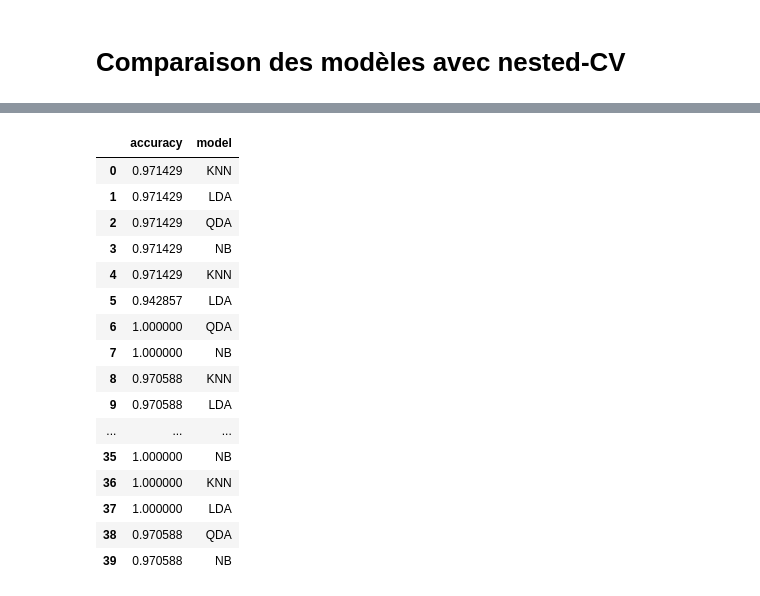
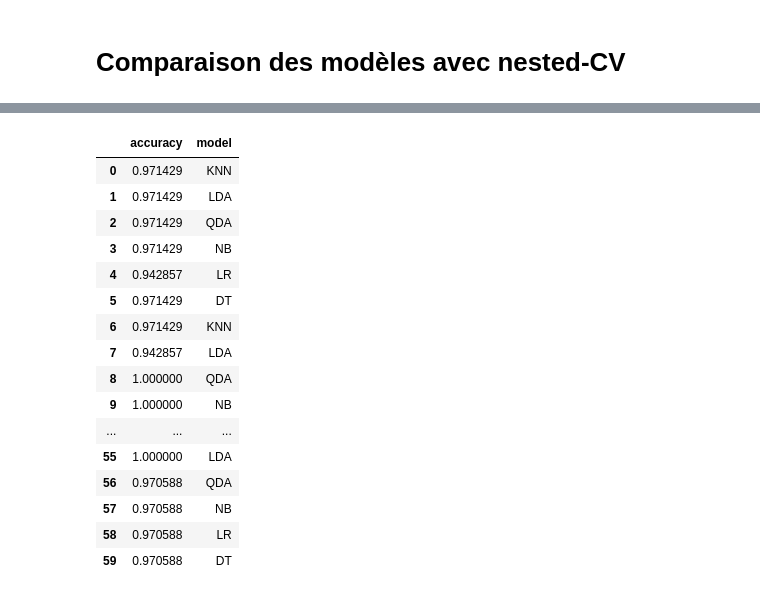
Before and after one commit to doanhat/Data-analysis-penguins, a Jupyter notebook: modeling/supervised learning/Model_comparison.ipynb, the cells around one changed output, grey strips where cells are left out. Cells and saved outputs as stored; diff of their text form; code cells hidden in the pictures.

```diff
--- a/modeling/supervised learning/Model_comparison.ipynb
+++ b/modeling/supervised learning/Model_comparison.ipynb
@@ -19,6 +23,9 @@ from sklearn.discriminant_analysis import LinearDiscriminantAnalysis
 from sklearn.discriminant_analysis import QuadraticDiscriminantAnalysis
 from sklearn.naive_bayes import GaussianNB
 from sklearn.decomposition import PCA
+from sklearn.linear_model import LogisticRegression
+from sklearn.tree import DecisionTreeClassifier
+from sklearn.ensemble import RandomForestClassifier
 
 pca = PCA(n_components=9)
 X = pca.fit_transform(data.drop(columns='species'))[:,0:2]
@@ -53,20 +60,38 @@ for idx_train, idx_test in cv_outer.split(X, y):
     # NB
     nb = GaussianNB()
     modelNB = nb.fit(X_outer_train, y_outer_train)
+
+    # LR
+    lr = LogisticRegression()
+    modelLR = lr.fit(X_outer_train, y_outer_train)
+
+    # DT
+    dt = DecisionTreeClassifier()
+    modelDT = dt.fit(X_outer_train, y_outer_train)
+
     # (1.1) Computing real accuracy
     y_pred_knn = knn_cv_model.predict(X_outer_test)
     y_pred_lda = modelLDA.predict(X_outer_test)
     y_pred_qda = modelQDA.predict(X_outer_test)
     y_pred_nb = modelNB.predict(X_outer_test)
+    y_pred_lr = modelLR.predict(X_outer_test)
+    y_pred_dt = modelDT.predict(X_outer_test)
+
+
     # accuracy
     acc_knn = accuracy_score(y_pred_knn, y_outer_test)
     acc_lda = accuracy_score(y_pred_lda, y_outer_test)
     acc_qda = accuracy_score(y_pred_qda, y_outer_test)
     acc_nb = accuracy_score(y_pred_nb, y_outer_test)
+    acc_lr = accuracy_score(y_pred_lr, y_outer_test)
+    acc_dt = accuracy_score(y_pred_dt, y_outer_test)
+
     err_cv_nested = err_cv_nested.append({"model": "KNN", "accuracy": acc_knn},ignore_index=True)
     err_cv_nested = err_cv_nested.append({"model": "LDA", "accuracy": acc_lda},ignore_index=True)
     err_cv_nested = err_cv_nested.append({"model": "QDA", "accuracy": acc_qda},ignore_index=True)
     err_cv_nested = err_cv_nested.append({"model": "NB", "accuracy": acc_nb},ignore_index=True)
+    err_cv_nested = err_cv_nested.append({"model": "LR", "accuracy": acc_lr},ignore_index=True)
+    err_cv_nested = err_cv_nested.append({"model": "DT", "accuracy": acc_dt},ignore_index=True)
 
 err_cv_nested
 # %% [output]
@@ -83,17 +98,17 @@ err_cv_nested
 |  | accuracy | model |
 | 0 | 0.971429 | KNN |
 | 1 | 0.971429 | LDA |
 | 2 | 0.971429 | QDA |
 | 3 | 0.971429 | NB |
-| 4 | 0.971429 | KNN |
-| 5 | 0.942857 | LDA |
-| 6 | 1.000000 | QDA |
-| 7 | 1.000000 | NB |
-| 8 | 0.970588 | KNN |
-| 9 | 0.970588 | LDA |
+| 4 | 0.942857 | LR |
+| 5 | 0.971429 | DT |
+| 6 | 0.971429 | KNN |
+| 7 | 0.942857 | LDA |
+| 8 | 1.000000 | QDA |
+| 9 | 1.000000 | NB |
 | ... | ... | ... |
-| 35 | 1.000000 | NB |
-| 36 | 1.000000 | KNN |
-| 37 | 1.000000 | LDA |
-| 38 | 0.970588 | QDA |
-| 39 | 0.970588 | NB |
+| 55 | 1.000000 | LDA |
+| 56 | 0.970588 | QDA |
+| 57 | 0.970588 | NB |
+| 58 | 0.970588 | LR |
+| 59 | 0.970588 | DT |
```
Also changed, not shown: parts of 4 cells of this notebook, 10 other files.
